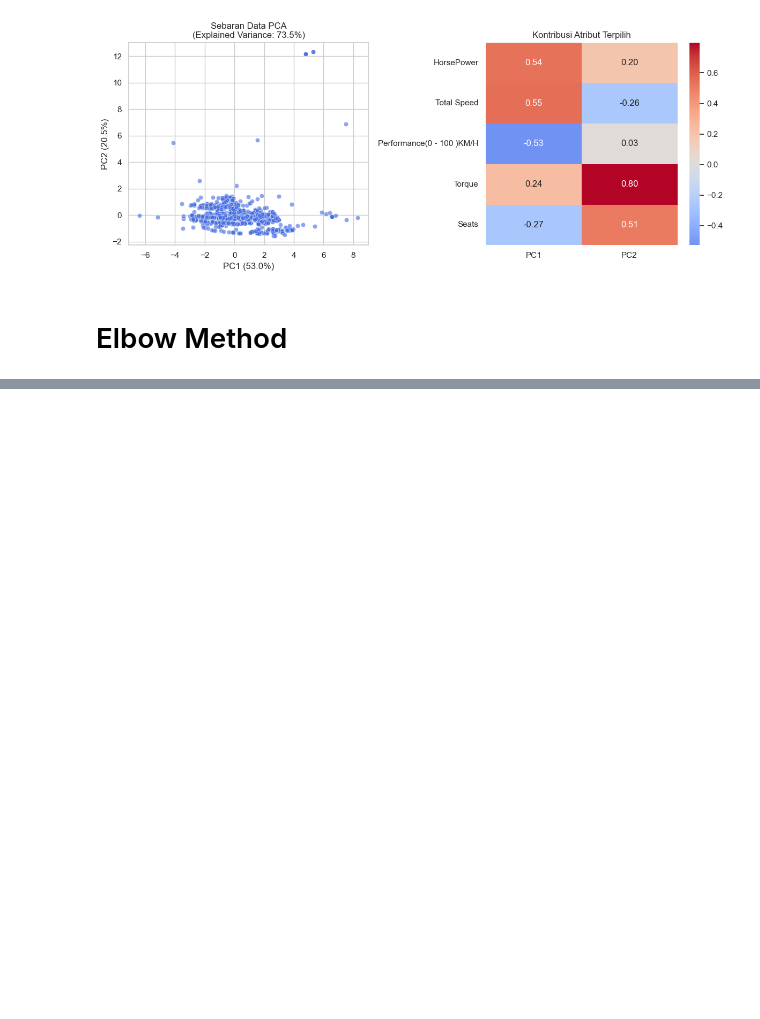
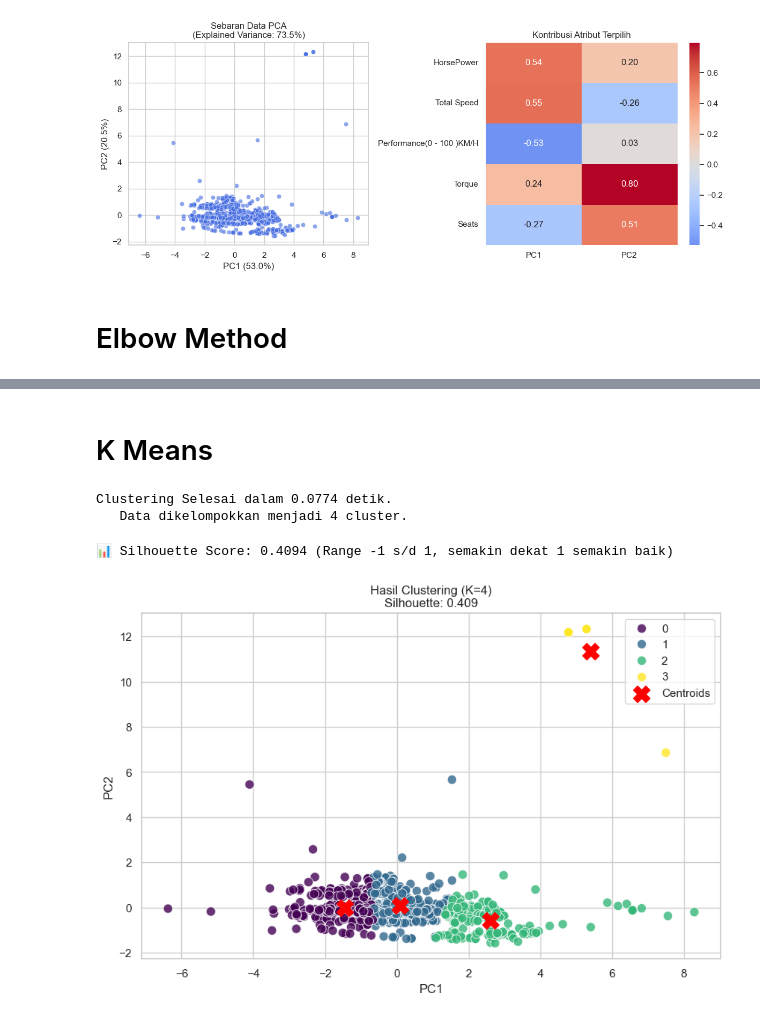
Before and after one commit to Thaaan184/PrediksiPerformaMobil, a Jupyter notebook: Labeling.ipynb, the cells around one changed output, grey strips where cells are left out. Cells and saved outputs as stored; diff of their text form; code cells hidden in the pictures; blank space fills up the shorter version.

Commit message:
K Means Labeling

```diff
--- a/Labeling.ipynb
+++ b/Labeling.ipynb
@@ -263,0 +267,46 @@ plt.show()
+# %% [markdown]
+# K Means
+# %%
+import time
+
+start_time = time.time()
+
+# Eksekusi K-Means Final
+kmeans_final = KMeans(n_clusters=k_optimal, init='k-means++', random_state=42, n_init=10)
+clusters = kmeans_final.fit_predict(X_pca)
+
+# --- SIMPAN HASIL ---
+# 1. Ke DataFrame PCA (untuk plotting)
+pca_df['Cluster'] = clusters
+
+# 2. Ke DataFrame Bersih (untuk profiling statistik)
+df_clean['Cluster_Label'] = clusters
+
+# 3. Ke DataFrame Asli (untuk hasil export)
+df['Cluster_Label'] = clusters
+
+print(f"Clustering Selesai dalam {time.time() - start_time:.4f} detik.")
+print(f"   Data dikelompokkan menjadi {k_optimal} cluster.")
+# %% [output]
+Clustering Selesai dalam 0.0774 detik.
+   Data dikelompokkan menjadi 4 cluster.
+# %%
+from sklearn.metrics import silhouette_score
+
+# Hitung Silhouette Score
+score = silhouette_score(X_pca, clusters)
+print(f"📊 Silhouette Score: {score:.4f} (Range -1 s/d 1, semakin dekat 1 semakin baik)")
+
+# Visualisasi Cluster
+plt.figure(figsize=(10, 6))
+sns.scatterplot(x='PC1', y='PC2', hue='Cluster', data=pca_df, palette='viridis', s=80, alpha=0.8)
+plt.scatter(kmeans_final.cluster_centers_[:, 0], kmeans_final.cluster_centers_[:, 1],
+            s=250, c='red', marker='X', label='Centroids')
+
+plt.title(f'Hasil Clustering (K={k_optimal})\nSilhouette: {score:.3f}')
+plt.legend()
+plt.grid(True)
+plt.show()
+# %% [output]
+📊 Silhouette Score: 0.4094 (Range -1 s/d 1, semakin dekat 1 semakin baik)
+[figure, added]
```
Also changed, not shown: parts of 1 cell of this notebook.
